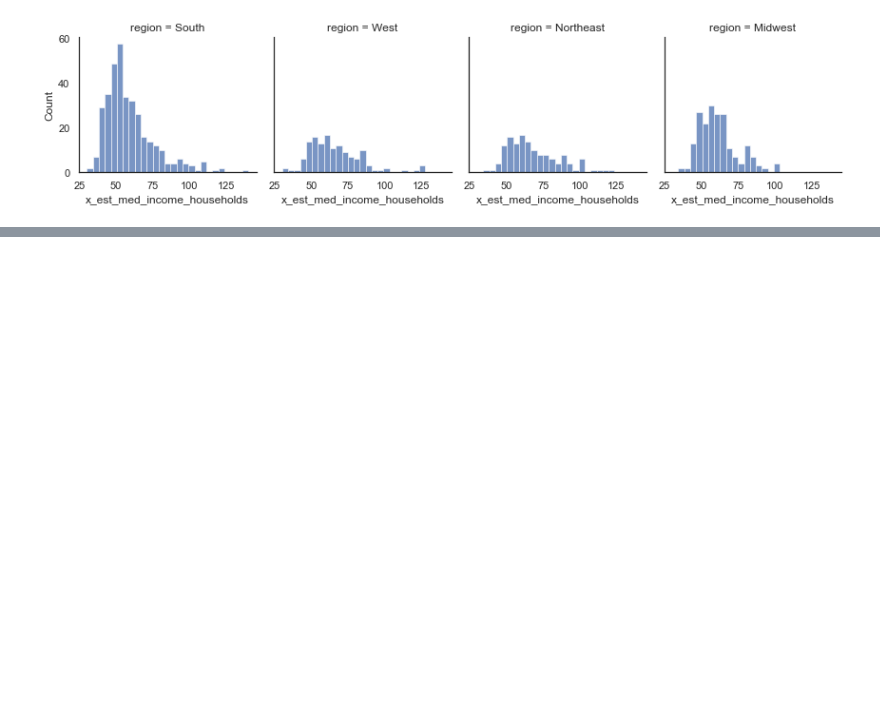
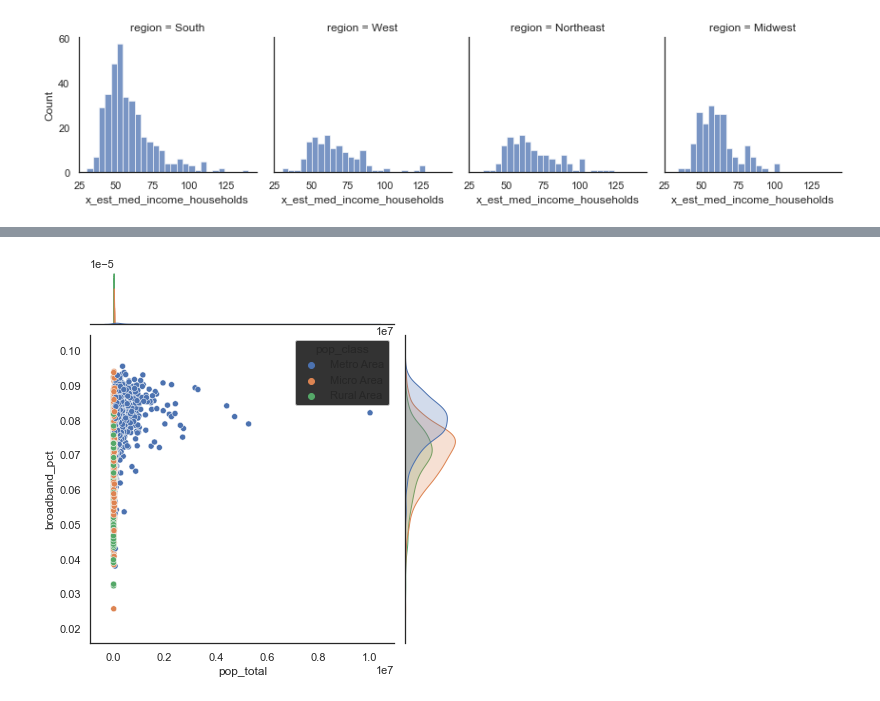
Before and after one commit to mosymns13/DS4A-Team13-Digital-Divide-Project, a Jupyter notebook: Analytic Dataset.ipynb, the cells around one changed output, grey strips where cells are left out. Saved outputs shown, nothing was run; the diff lists cells and outputs as text; code cells hidden in the pictures; blank space fills up the shorter version.

```diff
--- a/Analytic Dataset.ipynb
+++ b/Analytic Dataset.ipynb
@@ -343,0 +347,5 @@ sns.displot(
+# %%
+sns.jointplot(data = revised_analytic_data, x = "pop_total", y = "broadband_pct",
+             hue = "pop_class");
+# %% [output]
+[figure, added]
```
Also changed, not shown: parts of 9 cells of this notebook, 4 other files.
